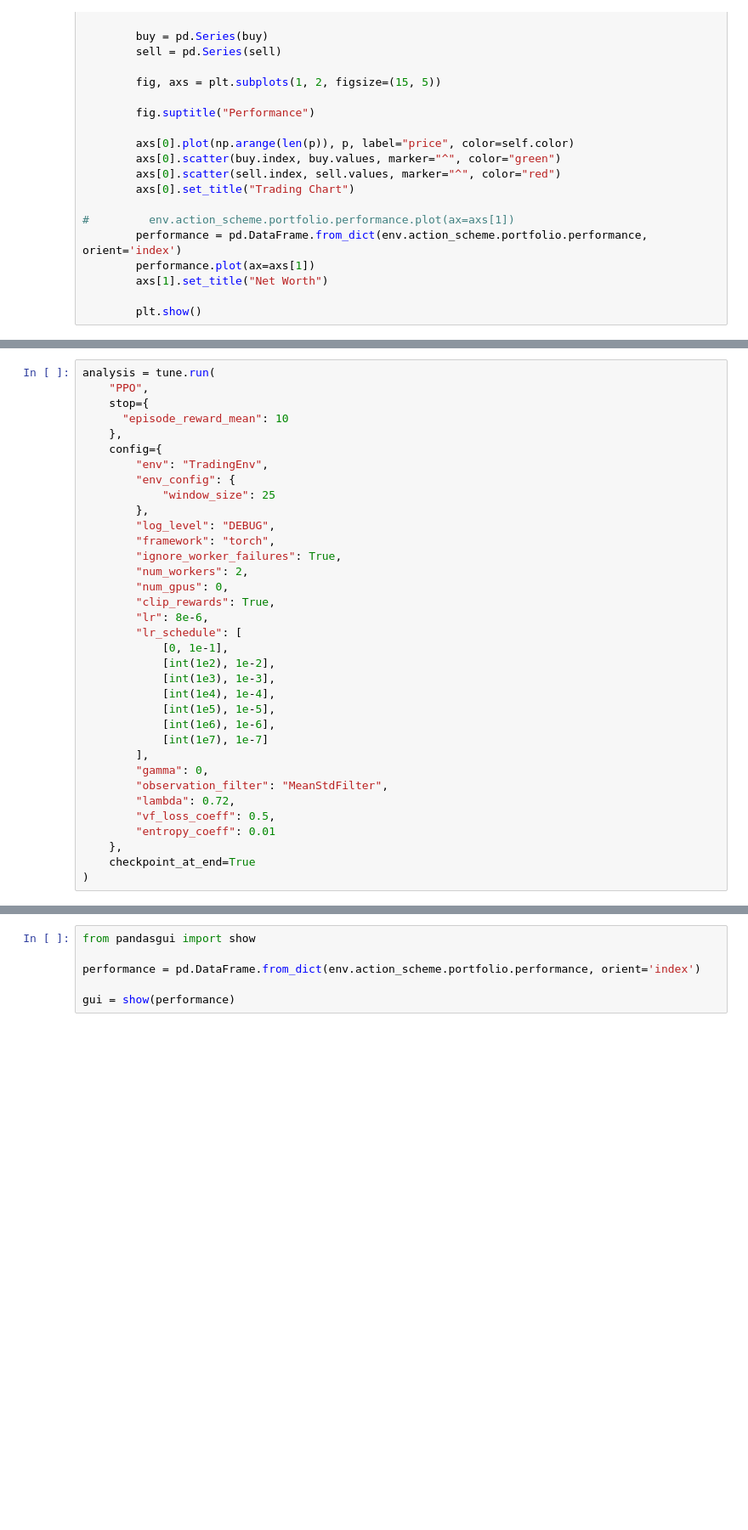
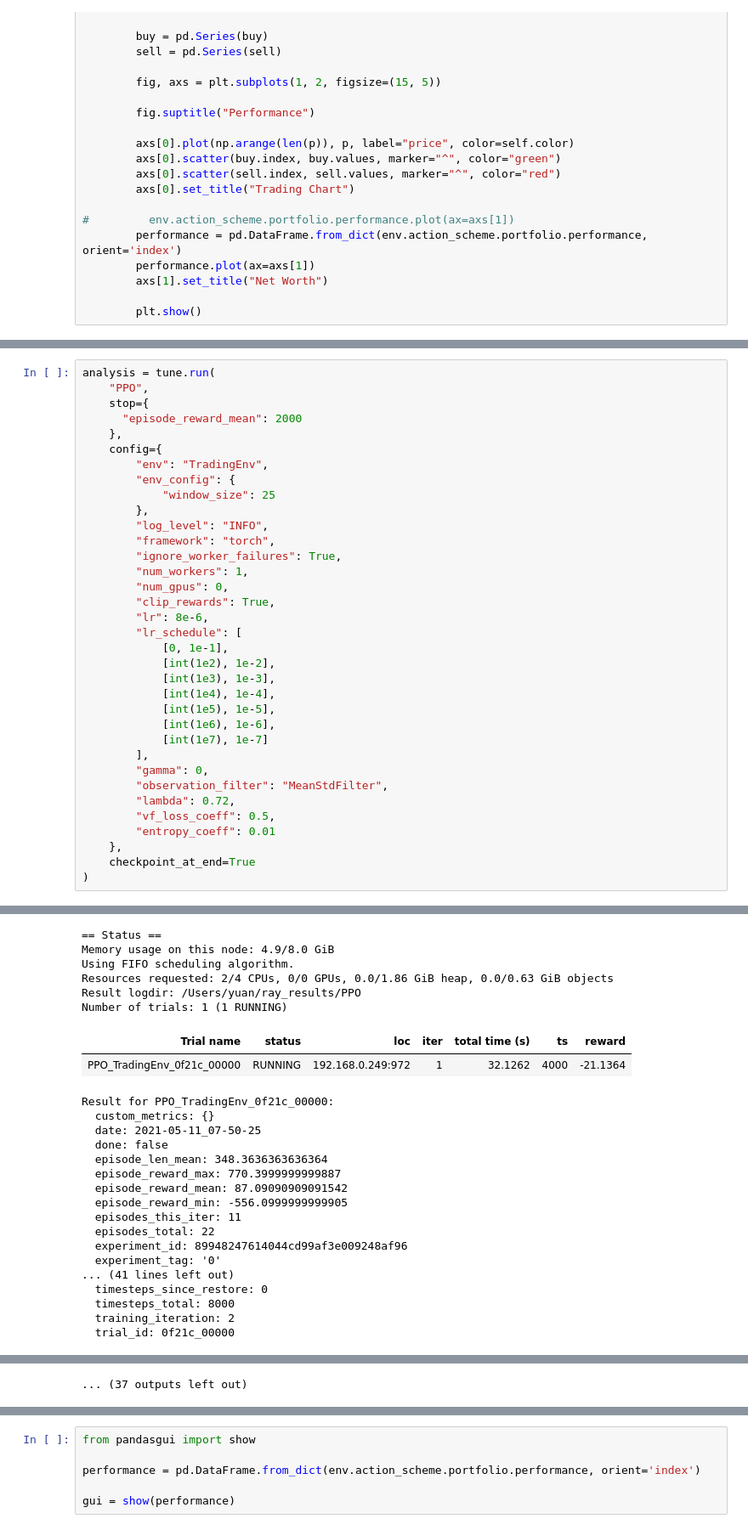
Before and after one commit to data-octo/AITrading, a Jupyter notebook: 2_USD_CAD_Using Ray with TensorTrade.ipynb, the cells around one changed output, grey strips where cells are left out. Shown at 85% size. Drawn from its saved outputs; the diff is of its cells as text; blank space fills up the shorter version.

```diff
--- a/2_USD_CAD_Using Ray with TensorTrade.ipynb
+++ b/2_USD_CAD_Using Ray with TensorTrade.ipynb
@@ -223,17 +236,17 @@ register_env("TradingEnv", create_env)
 analysis = tune.run(
     "PPO",
     stop={
-      "episode_reward_mean": 10
+      "episode_reward_mean": 2000
     },
     config={
         "env": "TradingEnv",
         "env_config": {
             "window_size": 25
         },
-        "log_level": "DEBUG",
+        "log_level": "INFO",
         "framework": "torch",
         "ignore_worker_failures": True,
-        "num_workers": 2,
+        "num_workers": 1,
         "num_gpus": 0,
         "clip_rewards": True,
         "lr": 8e-6,
@@ -254,3 +267,4 @@ analysis = tune.run(
     },
     checkpoint_at_end=True
 )
+# %% [output]
@@ -256,0 +315,25 @@ analysis = tune.run(
+== Status ==
+Memory usage on this node: 4.9/8.0 GiB
+Using FIFO scheduling algorithm.
+Resources requested: 2/4 CPUs, 0/0 GPUs, 0.0/1.86 GiB heap, 0.0/0.63 GiB objects
+Result logdir: /Users/yuan/ray_results/PPO
+Number of trials: 1 (1 RUNNING)
+| Trial name | status | loc | iter | total time (s) | ts | reward |
+| PPO_TradingEnv_0f21c_00000 | RUNNING | 192.168.0.249:972 | 1 | 32.1262 | 4000 | -21.1364 |
+Result for PPO_TradingEnv_0f21c_00000:
+  custom_metrics: {}
+  date: 2021-05-11_07-50-25
+  done: false
+  episode_len_mean: 348.3636363636364
+  episode_reward_max: 770.3999999999887
+  episode_reward_mean: 87.09090909091542
+  episode_reward_min: -556.0999999999905
+  episodes_this_iter: 11
+  episodes_total: 22
+  experiment_id: 89948247614044cd99af3e009248af96
+  experiment_tag: '0'
+... (41 lines left out)
+  timesteps_since_restore: 0
+  timesteps_total: 8000
+  training_iteration: 2
+  trial_id: 0f21c_00000
@@ -257,3 +371,4 @@ analysis = tune.run(
+... (37 outputs left out)
 # %%
 import ray.rllib.agents.ppo as ppo
 
```
Also changed, not shown: parts of 11 cells of this notebook, 21 other files.
